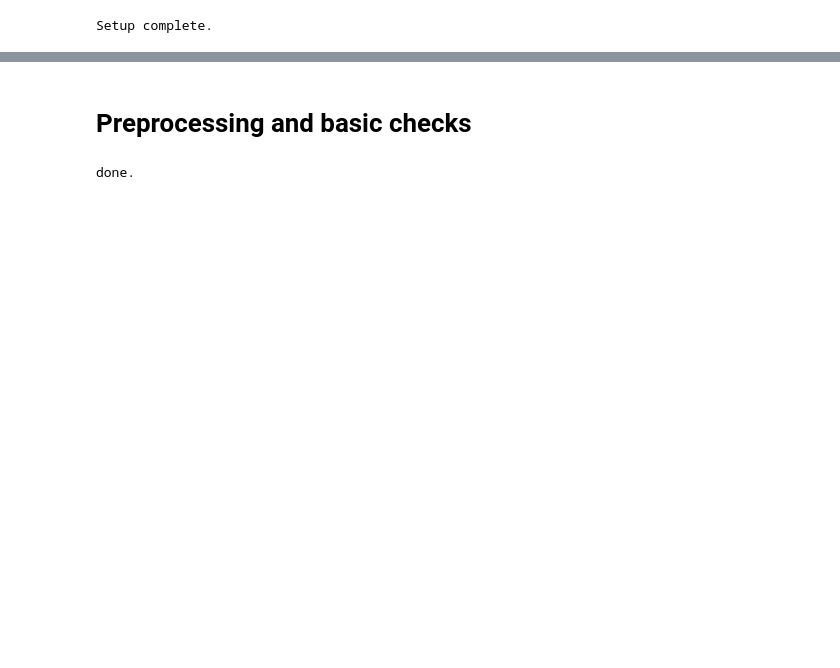
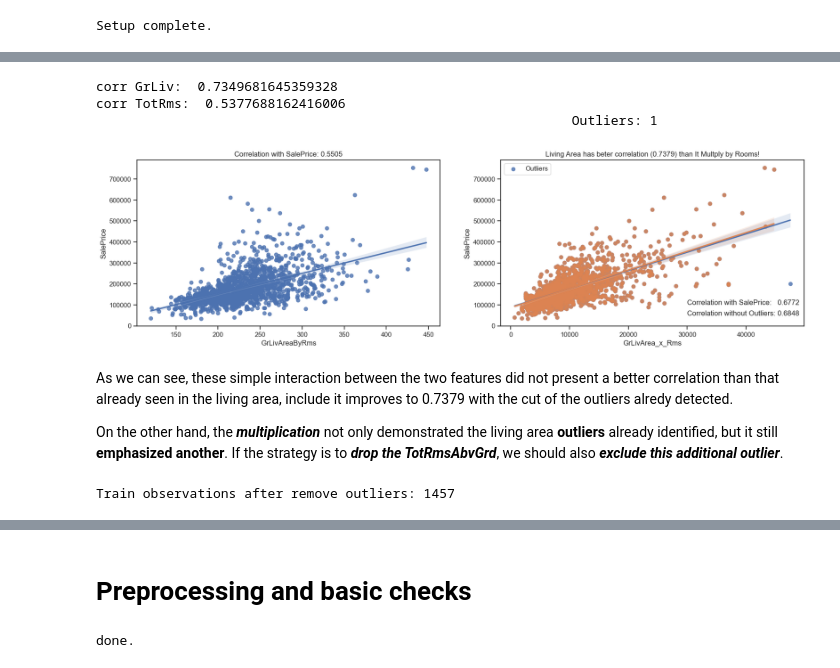
Before and after one commit to jaderebrasil/data-science-notes, a Jupyter notebook: jupyter-notebooks/House Prices.ipynb, the cells around one changed output, grey strips where cells are left out. Drawn from its saved outputs; the diff is of its cells as text; code cells hidden in the pictures; blank space fills up the shorter version.

```diff
--- a/jupyter-notebooks/House Prices.ipynb
+++ b/jupyter-notebooks/House Prices.ipynb
@@ -69,0 +450,50 @@ dtype: int64
+# %%
+sns.reset_defaults()
+sns.set(style="ticks", color_codes=True)
+
+# Removing previous outliers
+train = train_full[~outliers]
+
+df = train[['SalePrice', 'GrLivArea', 'TotRmsAbvGrd']].copy()
+df['GrLivAreaByRms'] = train.GrLivArea/train.TotRmsAbvGrd
+df['GrLivArea_x_Rms'] = train.GrLivArea*train.TotRmsAbvGrd
+
+corr_GrLiv_x_Rms = df.GrLivArea_x_Rms.corr(df['SalePrice'])
+corr_GrLivByRms = df.GrLivAreaByRms.corr(df['SalePrice'])
+corr_GrLiv = df.GrLivArea.corr(df['SalePrice'])
+corr_TotRms = df.TotRmsAbvGrd.corr(df['SalePrice'])
+print('corr GrLiv: ', corr_GrLiv)
+print('corr TotRms: ', corr_TotRms)
+
+fig = plt.figure(figsize=(20,5))
+fig1 = fig.add_subplot(121); sns.regplot(x='GrLivAreaByRms', y='SalePrice', data=df);
+plt.title('Correlation with SalePrice: {:6.4f}'.format(corr_GrLivByRms))
+fig2 = fig.add_subplot(122); sns.regplot(x='GrLivArea_x_Rms', y='SalePrice', data=df); plt.legend(['Outliers'])
+plt.text(x=30000, y=100000, s='Correlation with SalePrice:   {:1.4f}'.format(corr_GrLiv_x_Rms))
+
+outliers2 = (df.GrLivArea_x_Rms >= 45000)
+print(' ' * 60, 'Outliers:', outliers2.sum())
+df = df.loc[~outliers2]
+
+corr_GrLiv_nout = df.GrLivArea.corr(df['SalePrice'])
+corr_GrLiv_x_Rms_nout = df.GrLivArea_x_Rms.corr(df['SalePrice'])
+
+sns.regplot(x='GrLivArea_x_Rms', y='SalePrice', data=df);
+plt.title('Living Area has beter correlation ({:1.4f}) than It Multply by Rooms!'.format(corr_GrLiv_nout))
+plt.text(x=30000, y=50000, s='Correlation without Outliers: {:1.4f}'.format(corr_GrLiv_x_Rms_nout))
+plt.show()
+del df
+# %% [output]
+corr GrLiv:  0.7349681645359328
+corr TotRms:  0.5377688162416006
+                                                             Outliers: 1
+[figure, added]
+# %% [markdown]
+As we can see, these simple interaction between the two features did not present a better correlation than that already seen in the living area, include it improves to 0.7379 with the cut of the outliers alredy detected.
+
+On the other hand, the ***multiplication*** not only demonstrated the living area **outliers** already identified, but it still **emphasized another**. If the strategy is to ***drop the TotRmsAbvGrd***, we should also ***exclude this additional outlier***.
+# %%
+train = train[~outliers2]
+print('Train observations after remove outliers:',train.shape[0])
+# %% [output]
+Train observations after remove outliers: 1457
```
Also changed, not shown: parts of 40 cells of this notebook, 1 other file.
